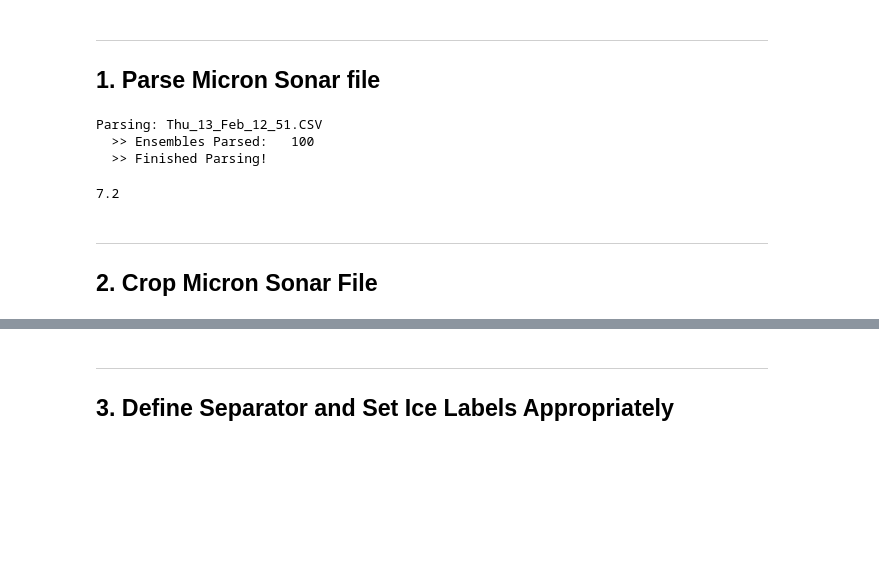
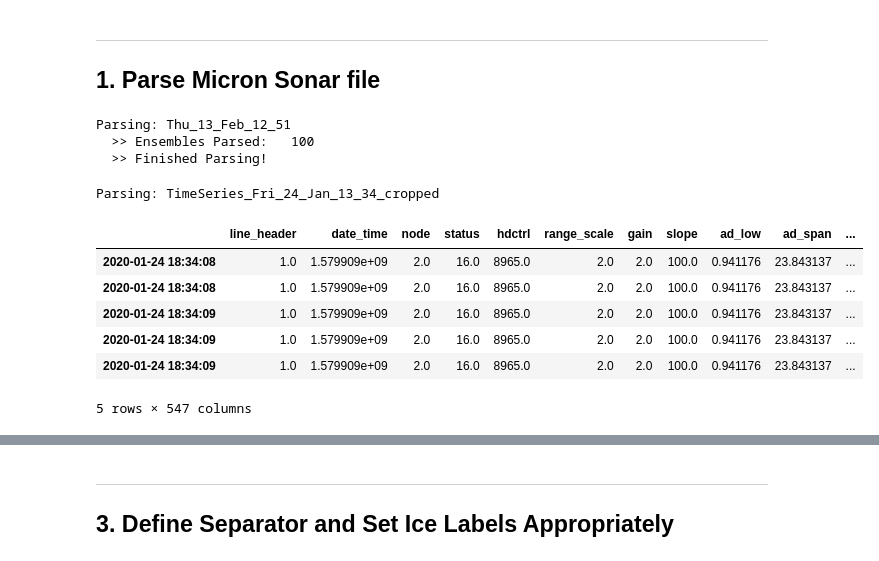
Before and after one commit to zduguid/sonar-ice-detect, a Jupyter notebook: notebook/sea-ice-detection.ipynb, the cells around one changed output, grey strips where cells are left out. Drawn from its saved outputs; the diff is of its cells as text; code cells hidden in the pictures; blank space fills up the shorter version.

```diff
--- a/notebook/sea-ice-detection.ipynb
+++ b/notebook/sea-ice-detection.ipynb
@@ -73,7 +71,7 @@ constant_altitude = None
 
 #############################################
 # STEP 4: parse file ########################
-ts = micron_reader.micron_reader(
+ts = MicronTimeSeries.MicronTimeSeries.from_raw_csv(
     filepath,
     date=date,
     bearing_bias=0,
@@ -81,13 +79,6 @@ ts = micron_reader.micron_reader(
     constant_altitude=constant_altitude
 )
 # %% [output]
-Parsing: Thu_13_Feb_12_51.CSV
+Parsing: Thu_13_Feb_12_51
   >> Ensembles Parsed:   100
   >> Finished Parsing!
-# %%
-ts.df.steps[0]
-# %% [output]
-7.2
-# %% [markdown]
----
-## 2. Crop Micron Sonar File
@@ -98,0 +85,12 @@ ts_swath    = ts.crop_on_bearing(left_limit, right_limit, single_swath=True)
+# %%
+ts = MicronTimeSeries.MicronTimeSeries.from_csv('../csv/TimeSeries_Fri_24_Jan_13_34_cropped.CSV')
+ts.df.head()
+# %% [output]
+Parsing: TimeSeries_Fri_24_Jan_13_34_cropped
+|  | line_header | date_time | node | status | hdctrl | range_scale | gain | slope | ad_low | ad_span | ... |
+| 2020-01-24 18:34:08 | 1.0 | 1.579909e+09 | 2.0 | 16.0 | 8965.0 | 2.0 | 2.0 | 100.0 | 0.941176 | 23.843137 | ... |
+| 2020-01-24 18:34:08 | 1.0 | 1.579909e+09 | 2.0 | 16.0 | 8965.0 | 2.0 | 2.0 | 100.0 | 0.941176 | 23.843137 | ... |
+| 2020-01-24 18:34:09 | 1.0 | 1.579909e+09 | 2.0 | 16.0 | 8965.0 | 2.0 | 2.0 | 100.0 | 0.941176 | 23.843137 | ... |
+| 2020-01-24 18:34:09 | 1.0 | 1.579909e+09 | 2.0 | 16.0 | 8965.0 | 2.0 | 2.0 | 100.0 | 0.941176 | 23.843137 | ... |
+| 2020-01-24 18:34:09 | 1.0 | 1.579909e+09 | 2.0 | 16.0 | 8965.0 | 2.0 | 2.0 | 100.0 | 0.941176 | 23.843137 | ... |
+5 rows × 547 columns
```
Also changed, not shown: parts of 8 cells of this notebook, 5 other files.
